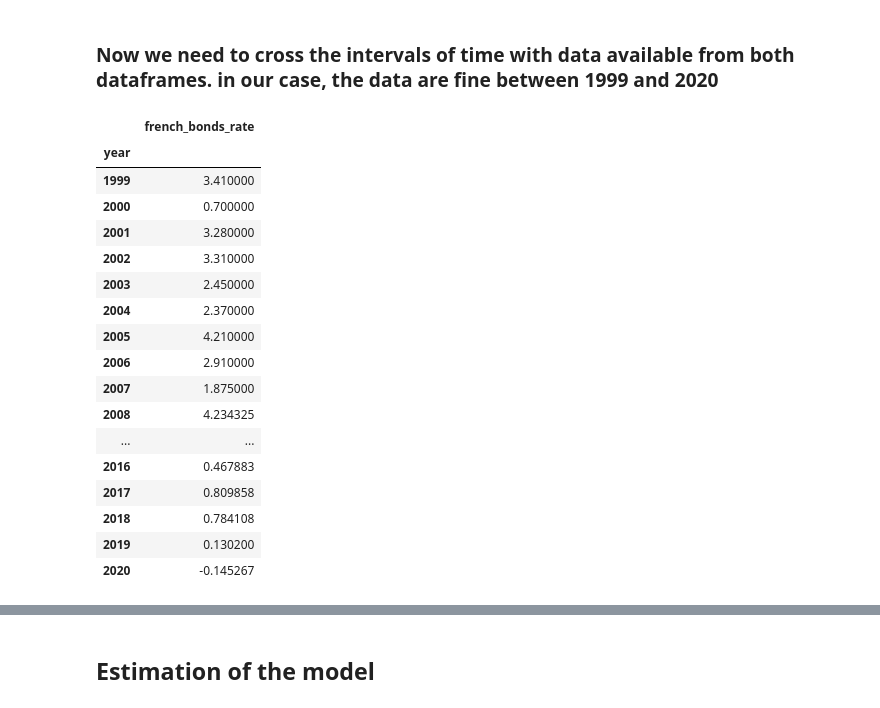
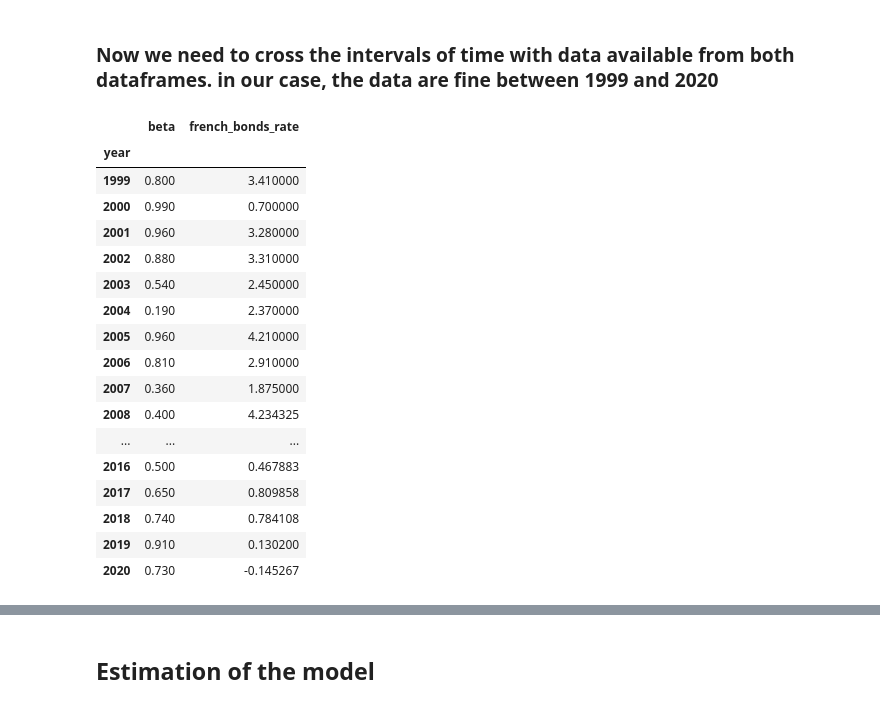
Before and after one commit to edgarkp/DividendModel, a Jupyter notebook: dividend-model.ipynb, the cells around one changed output, grey strips where cells are left out. Saved outputs shown, nothing was run; the diff lists cells and outputs as text; code cells hidden in the pictures.

```diff
--- a/dividend-model.ipynb
+++ b/dividend-model.ipynb
@@ -216,7 +152,14 @@ df_yearly
 # %%
+# Load french treasuries bonds and beta
 french_treasuries_bonds =  pd.read_excel('tx_dintéret_OAT.xlsx',sheet_name = 'Final', header = None)
 french_treasuries_bonds.columns = ['year','french_bonds_rate']
 french_treasuries_bonds['year'] = french_treasuries_bonds['year'].astype(str)
 french_treasuries_bonds.set_index('year', inplace = True)
-french_treasuries_bonds.head(10)
+print(french_treasuries_bonds)
+
+beta =  pd.read_excel('beta_Air_liquide_good_version.xlsx', header = None)
+beta.columns = ['year','beta']
+beta['year'] = beta['year'].astype(str)
+beta.set_index('year', inplace = True)
+print(beta)
 # %% [output]
@@ -234,0 +183,4 @@ french_treasuries_bonds.head(10)
+# %%
+# Concatenate the data since they are defined on the same period
+df_beta_bond = pd.concat([beta, french_bonds_rate], axis=1)
+df_beta_bond
@@ -235,25 +206,25 @@ french_treasuries_bonds.head(10)
 # %% [markdown]
 ### Now we need to cross the intervals of time with data available from both dataframes. in our case, the data are fine between 1999 and 2020
 # %%
-french_treasuries_bonds.drop(['2021', '2022'], axis = 0, inplace = True)
-french_treasuries_bonds
+df_beta_bond.drop(['2021', '2022'], axis = 0, inplace = True)
+df_beta_bond
 # %% [output]
-|  | french_bonds_rate |
-| year |  |
-| 1999 | 3.410000 |
-| 2000 | 0.700000 |
-| 2001 | 3.280000 |
-| 2002 | 3.310000 |
-| 2003 | 2.450000 |
-| 2004 | 2.370000 |
-| 2005 | 4.210000 |
-| 2006 | 2.910000 |
-| 2007 | 1.875000 |
-| 2008 | 4.234325 |
-| ... | ... |
-| 2016 | 0.467883 |
-| 2017 | 0.809858 |
-| 2018 | 0.784108 |
-| 2019 | 0.130200 |
-| 2020 | -0.145267 |
+|  | beta | french_bonds_rate |
+| year |  |  |
+| 1999 | 0.800 | 3.410000 |
+| 2000 | 0.990 | 0.700000 |
+| 2001 | 0.960 | 3.280000 |
+| 2002 | 0.880 | 3.310000 |
+| 2003 | 0.540 | 2.450000 |
+| 2004 | 0.190 | 2.370000 |
+| 2005 | 0.960 | 4.210000 |
+| 2006 | 0.810 | 2.910000 |
+| 2007 | 0.360 | 1.875000 |
+| 2008 | 0.400 | 4.234325 |
+| ... | ... | ... |
+| 2016 | 0.500 | 0.467883 |
+| 2017 | 0.650 | 0.809858 |
+| 2018 | 0.740 | 0.784108 |
+| 2019 | 0.910 | 0.130200 |
+| 2020 | 0.730 | -0.145267 |
 # %%
```
Also changed, not shown: parts of 34 cells of this notebook, 3 other files.
